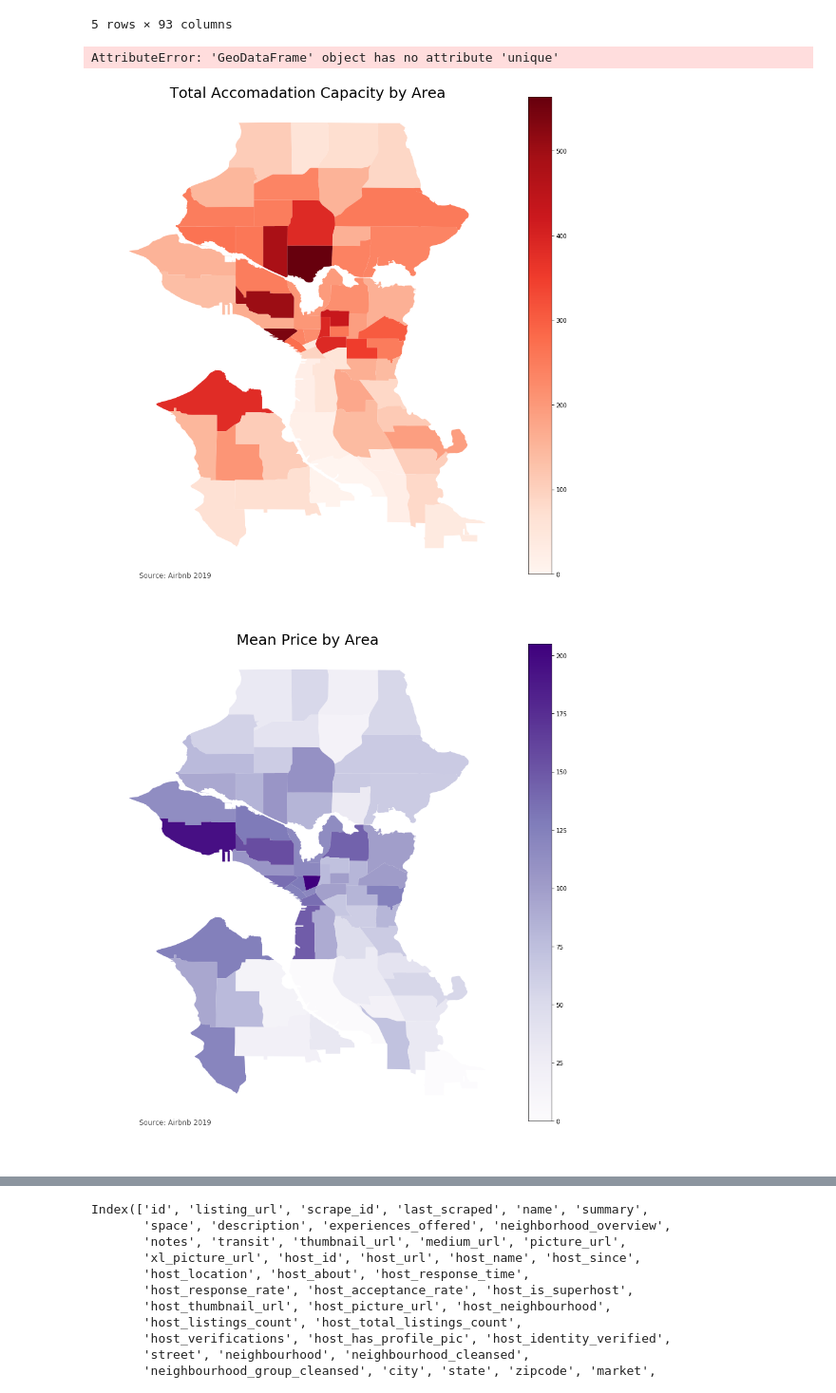
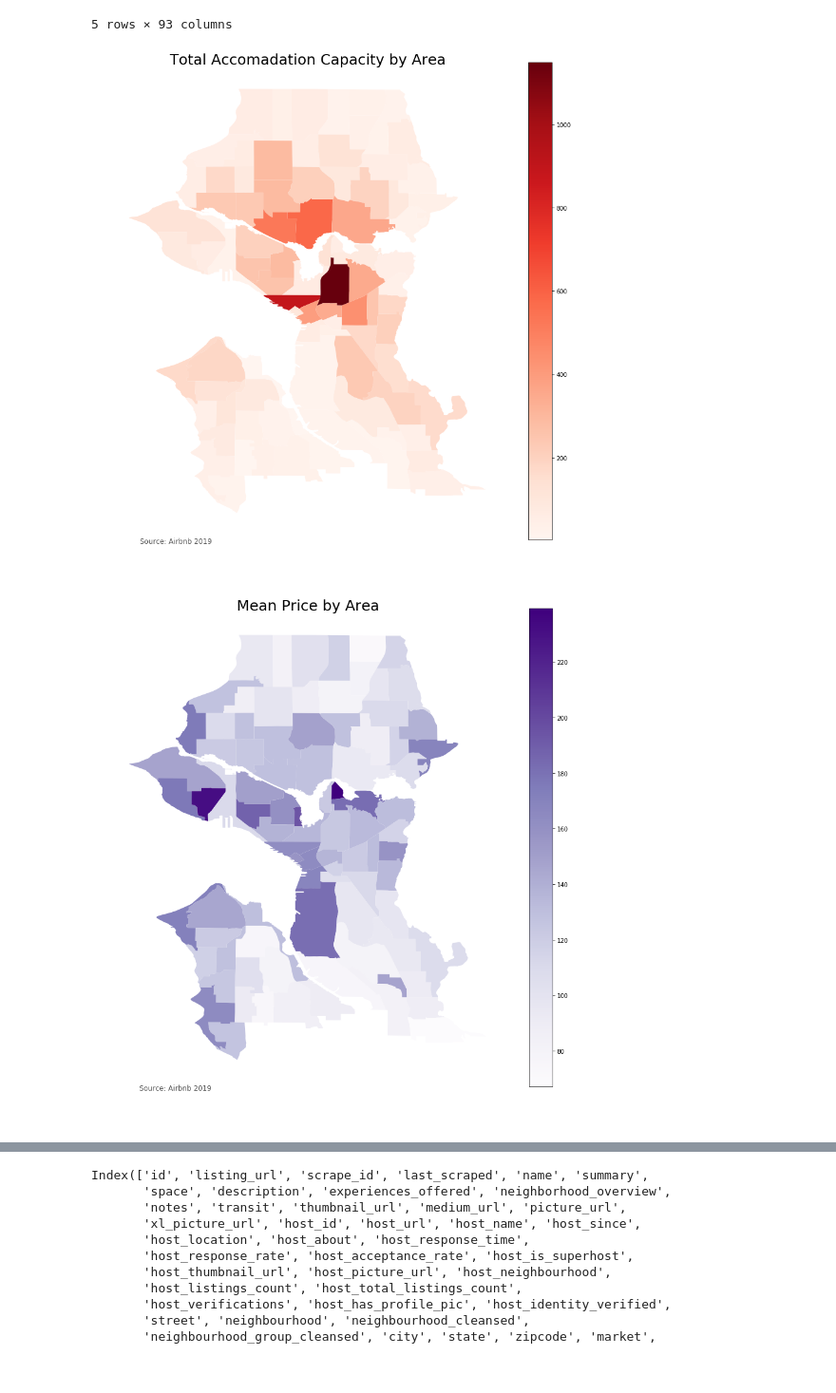
Before and after one commit to alexcbfa/AIRBNB, a Jupyter notebook: Exploratory Analysis.ipynb, the cells around one changed output, grey strips where cells are left out. Shown at 95% size. Cells and saved outputs as stored; diff of their text form; code cells hidden in the pictures.

Commit message:
Update Map Plot

```diff
--- a/Exploratory Analysis.ipynb
+++ b/Exploratory Analysis.ipynb
@@ -15,5 +14,5 @@ calendar = pd.read_csv('./seattle/calendar.csv')
 listings = pd.read_csv('./seattle/listings.csv')
 reviews = pd.read_csv('./seattle/reviews.csv')
 # %%
-map = gpd.read_file('./seattle/spdbeat_WGS84/spdbeat_WGS84.shp')
-#map
+map = gpd.read_file('./seattle/Seattle_Neighborhoods/Seattle_Neighborhoods.shp')
+map
@@ -20,7 +38,5 @@ map = gpd.read_file('./seattle/spdbeat_WGS84/spdbeat_WGS84.shp')
-# %%
-map['area_id'] = random.sample(range(len(map)), len(map))
 # %%
-area_map = map[['geometry','AREA_','area_id']]
+area_map = map[['geometry','AREA','OBJECTID_1']]
 # %%
 fig,ax = plt.subplots(figsize = (15,15))
 map.plot(ax=ax);
@@ -43,7 +59,3 @@ geo_listings.head()
 # %%
 airbnb_within_area = gpd.sjoin(geo_listings, area_map, how="inner", op='intersects')
 airbnb_within_area['price'] = airbnb_within_area['price'].apply(lambda x: x.replace('$','')).apply(lambda x: x.replace(',','')).astype(np.float64)
-# %%
-airbnb_within_area[airbnb_within_area.unique() == ['t','f']]
-# %% [output]
-AttributeError: 'GeoDataFrame' object has no attribute 'unique'
@@ -50,36 +64,36 @@ AttributeError: 'GeoDataFrame' object has no attribute 'unique'
 # %%
 def agg_feat_by_area(df_map, df_feat, feat, colormap, title, agg_type = 'sum'):
 
     if agg_type == 'sum':
-        feat_within_area = df_feat[['area_id',feat]].groupby('area_id', as_index = False).sum()
+        feat_within_area = df_feat[['OBJECTID_1',feat]].groupby('OBJECTID_1', as_index = False).sum()
     if agg_type == 'mean':
-        feat_within_area = df_feat[['area_id',feat]].groupby('area_id', as_index = False).mean()
+        feat_within_area = df_feat[['OBJECTID_1',feat]].groupby('OBJECTID_1', as_index = False).mean()
 
-    feat_map = pd.merge(df_map, feat_within_area, on = 'area_id', how = 'inner')
+    feat_map = pd.merge(df_map, feat_within_area, on = 'OBJECTID_1', how = 'inner')
 
     fig,ax = plt.subplots(figsize = (15,15))
 
     feat_map.plot(ax = ax, column = feat, cmap = colormap);
 
     ax.axis('off')
 
     ax.set_title(title, fontdict={'fontsize': '25', 'fontweight' : '3'})
 
     ax.annotate('Source: Airbnb 2019',xy=(0.1, .08),  xycoords='figure fraction', horizontalalignment='left', verticalalignment='top', fontsize=12, color='#555555')
 
-    vmin, vmax = 0, feat_map[feat].max()
+    vmin, vmax = feat_map[feat].min(), feat_map[feat].max()
 
     sm = plt.cm.ScalarMappable(cmap = colormap, norm = plt.Normalize(vmin=vmin, vmax=vmax))
 
     cbar = fig.colorbar(sm)
 
     return feat_map
 
 accommodates_map = agg_feat_by_area(area_map,airbnb_within_area,'accommodates','Reds', 'Total Accomadation Capacity by Area', 'sum')
 # %% [output]
-[figure, old version]
+[figure, new version]
 # %%
 prices_map = agg_feat_by_area(area_map,airbnb_within_area,'price','Purples', 'Mean Price by Area', 'mean')
 # %% [output]
-[figure, old version]
+[figure, new version]
 # %%
```
Also changed, not shown: parts of 7 cells of this notebook, 5 other files.
